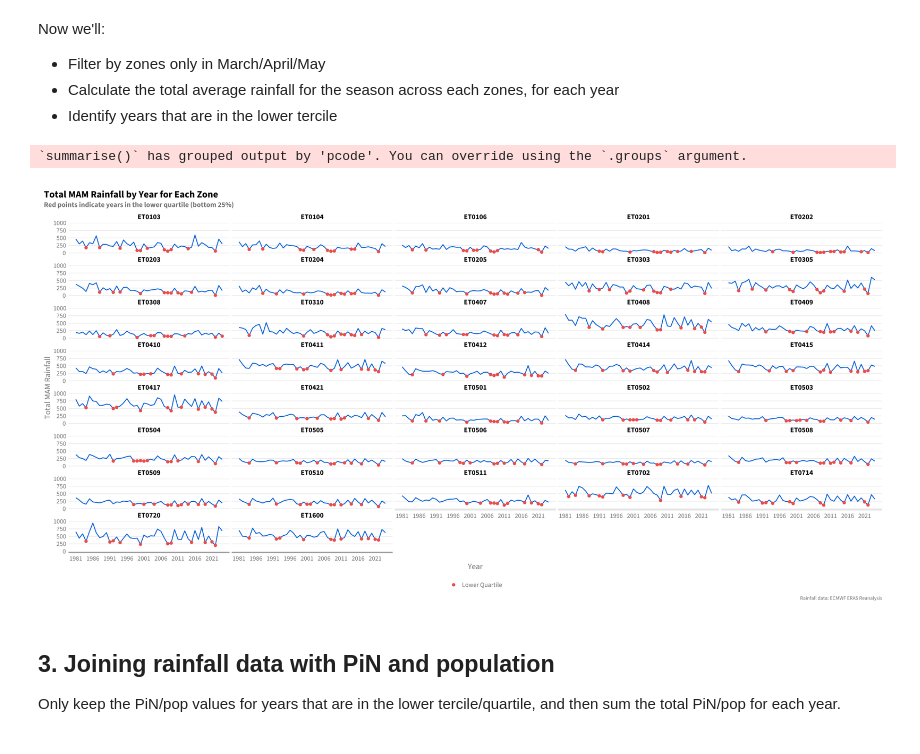
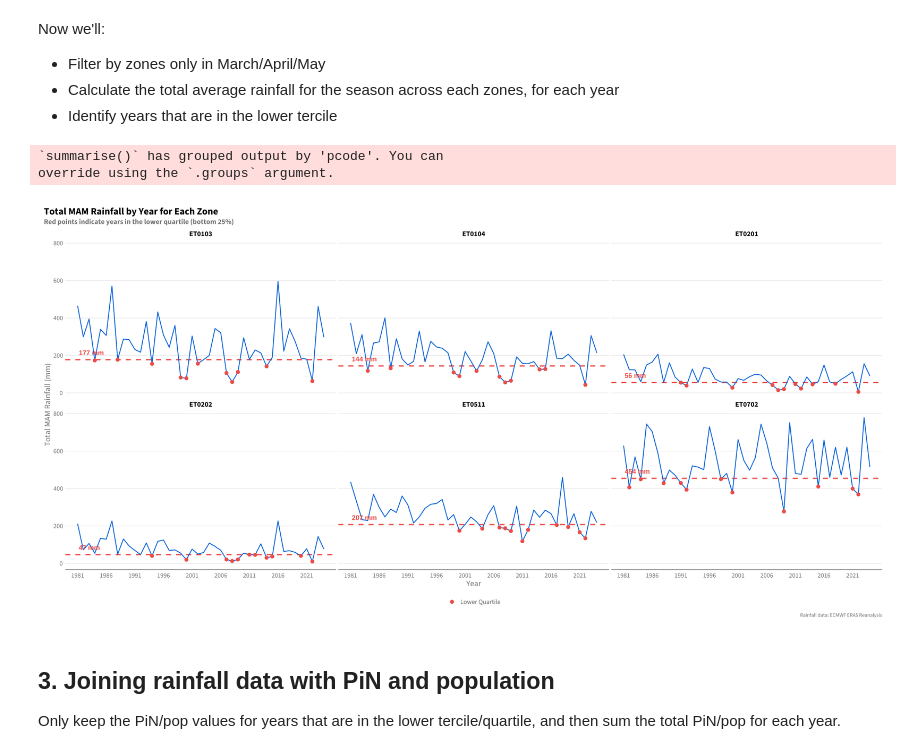
Before and after one commit to OCHA-DAP/ds-aa-eth-drought, a Jupyter notebook: analysis/03_0_pin_analysis.ipynb, the cells around one changed output. Cells and saved outputs as stored; diff of their text form; code cells hidden in the pictures.

```diff
--- a/analysis/03_0_pin_analysis.ipynb
+++ b/analysis/03_0_pin_analysis.ipynb
@@ -243,7 +276,7 @@ ggplot() +
 We can get Ethiopia's raster stats from the team's PostgreSQL database, where stats are pulled from the ECMWF ERA5 Reanalysis. For each zone, we'll identify years with below average rainfall (identified by the lower tercile or lower quartile). We're focusing specifically on rainfall in the MAM (March, April, May) season, and only on zones within that season.
 # %%
 # Get the historical rainfall data from the database to selected zones
-query_era5 <- "SELECT * from public.era5 WHERE iso3='ETH' AND adm_level=2"
+query_era5 <- "SELECT * from public.era5_temp WHERE iso3='ETH' AND adm_level=2"
 df_era5 <- dbGetQuery(con, query_era5) %>%
     filter(
         pcode %in% df_mam_ond$admin2Pcode |
@@ -274,28 +307,55 @@ df_precip_summary <- df_era5 %>%
         ) %>%
     ungroup()
 # %% [output]
-`summarise()` has grouped output by 'pcode'. You can override using the `.groups` argument.
+`summarise()` has grouped output by 'pcode'. You can
+override using the `.groups` argument.
+# %%
+df_thresholds <- df_precip_summary %>%
+    group_by(pcode) %>%
+    summarise(
+        lower_tercile = quantile(total_rainfall_mam, probs = 1/3, na.rm = TRUE),
+        lower_quartile = quantile(total_rainfall_mam, probs = 0.25, na.rm = TRUE),
+    )
+# %%
+pcodes <- c("ET0103", "ET0201", "ET0511", "ET0702", "ET0104", "ET0202")
 # %%
-ggplot(df_precip_summary, aes(x = year, y = total_rainfall_mam, group = pcode)) +
+df_precip_sel <- df_precip_summary %>%
+    filter(pcode %in% pcodes)
+df_thresholds_sel <- df_thresholds %>%
+    filter(pcode %in% pcodes)
+
+ggplot(df_precip_sel, aes(x = year, y = total_rainfall_mam, group = pcode)) +
+
+  geom_hline(data = df_thresholds_sel,
+             aes(yintercept = lower_quartile),
+             color = hdx_hex("tomato-hdx"), linetype = "dashed", size = 1) +
+
   geom_line(color = hdx_hex("sapphire-hdx"), size = 0.7) +
-  geom_point(data = filter(df_precip_summary, is_lower_quartile),
-             aes(color = "Lower Quartile"), size = 2) +
+
+    geom_text(data = df_thresholds_sel,
+                aes(x = min(df_precip_sel$year),
+                    y = lower_quartile,
+                    label = sprintf("%.0f mm", lower_quartile)),
+                hjust = -0.05, vjust = -1, size = 4, color = hdx_hex("tomato-hdx"), fontface="bold") +
+
+  geom_point(data = filter(df_precip_sel, is_lower_quartile),
+             aes(color = "Lower Quartile"), size = 2.5) +
   scale_color_manual(values = c("Lower Quartile" = hdx_hex("tomato-hdx"))) +
-  facet_wrap(~ pcode, scales = "fixed", ncol = 5) +
+  facet_wrap(~ pcode, scales = "fixed", ncol = 3) +
   #font_sizing +
   labs(
     title = "Total MAM Rainfall by Year for Each Zone",
     subtitle = "Red points indicate years in the lower quartile (bottom 25%)",
     x = "Year",
-    y = "Total MAM Rainfall",
+    y = "Total MAM Rainfall (mm)",
     caption = "Rainfall data: ECMWF ERA5 Reanalysis",
     color = NULL
   ) +
-  scale_x_continuous(breaks = seq(min(df_precip_summary$year), max(df_precip_summary$year), by = 5))
+  scale_x_continuous(breaks = seq(min(df_precip_sel$year), max(df_precip_sel$year), by = 5))
 
-#ggsave("total_rainfall_by_zone_quartile.png", width = 15, height = 10)
+#ggsave("total_rainfall_by_zone_quartile_sel.png", width = 15, height = 10)
 # %% [output]
-[figure, old version]
+[figure, new version]
 # %% [markdown]
 ## 3. Joining rainfall data with PiN and population
 
```
Also changed, not shown: parts of 17 cells of this notebook.
